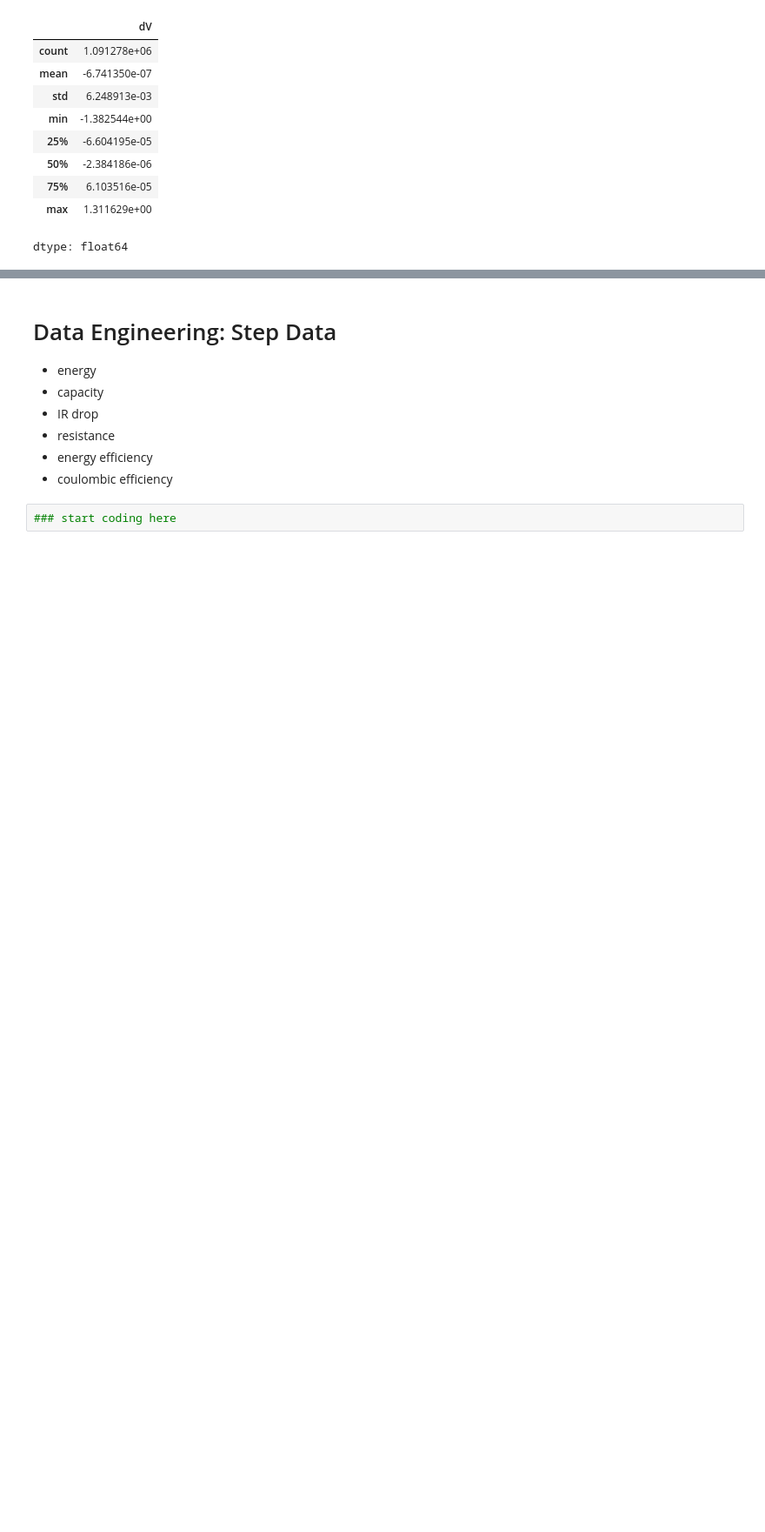
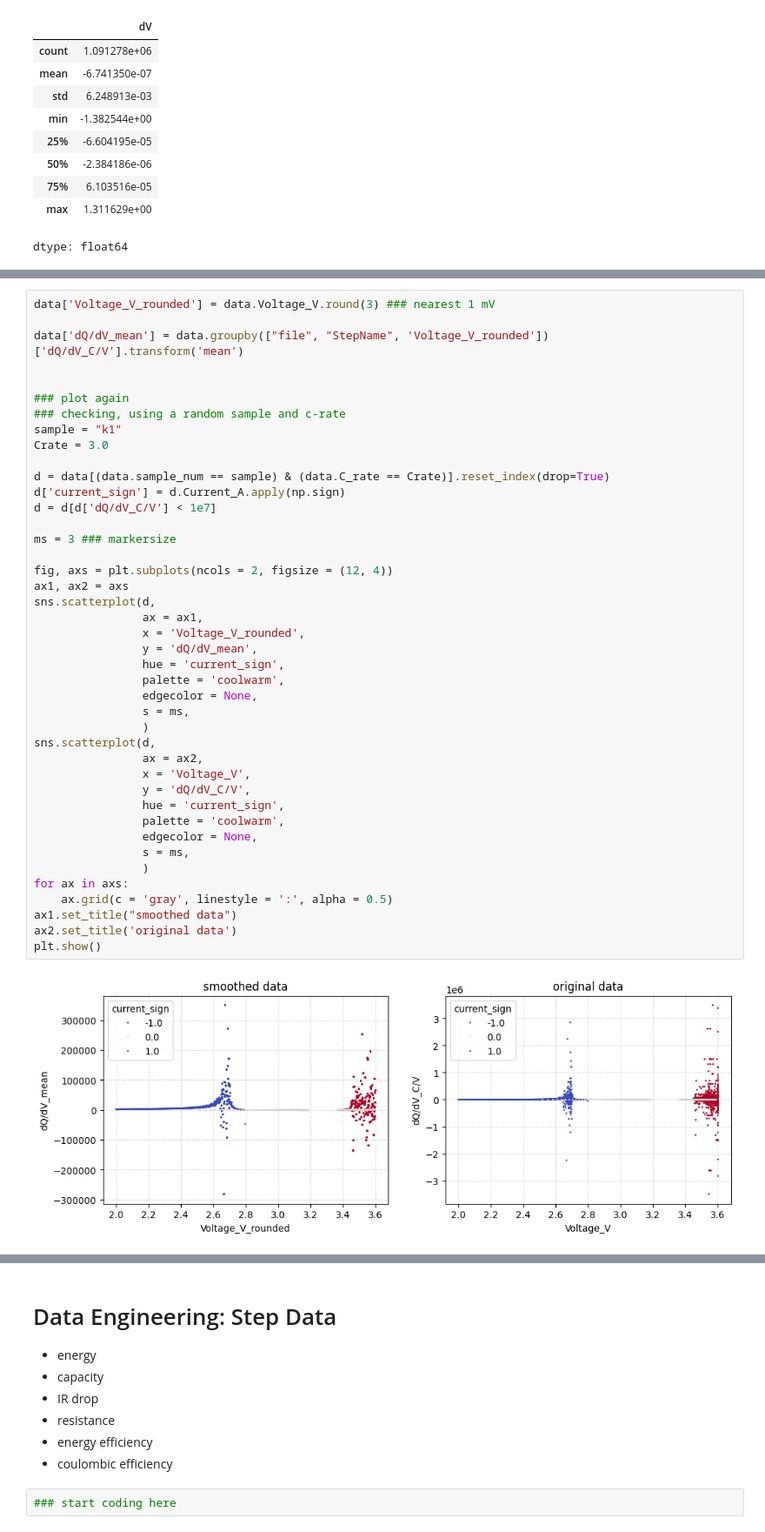
Before and after one commit to imoongh/battery_projects, a Jupyter notebook: Li_ion_Arbin.ipynb, the cells around one changed output, grey strips where cells are left out. Shown at 87% size. Cells and saved outputs as stored; diff of their text form; blank space fills up the shorter version.

```diff
--- a/Li_ion_Arbin.ipynb
+++ b/Li_ion_Arbin.ipynb
@@ -506,0 +590,44 @@ There are clearly some outliers here
+# %%
+data['Voltage_V_rounded'] = data.Voltage_V.round(3) ### nearest 1 mV
+
+data['dQ/dV_mean'] = data.groupby(["file", "StepName", 'Voltage_V_rounded'])['dQ/dV_C/V'].transform('mean')
+
+
+### plot again
+### checking, using a random sample and c-rate
+sample = "k1"
+Crate = 3.0
+
+d = data[(data.sample_num == sample) & (data.C_rate == Crate)].reset_index(drop=True)
+d['current_sign'] = d.Current_A.apply(np.sign)
+d = d[d['dQ/dV_C/V'] < 1e7]
+
+ms = 3 ### markersize
+
+fig, axs = plt.subplots(ncols = 2, figsize = (12, 4))
+ax1, ax2 = axs
+sns.scatterplot(d,
+                ax = ax1,
+                x = 'Voltage_V_rounded',
+                y = 'dQ/dV_mean',
+                hue = 'current_sign',
+                palette = 'coolwarm',
+                edgecolor = None,
+                s = ms,
+                )
+sns.scatterplot(d,
+                ax = ax2,
+                x = 'Voltage_V',
+                y = 'dQ/dV_C/V',
+                hue = 'current_sign',
+                palette = 'coolwarm',
+                edgecolor = None,
+                s = ms,
+                )
+for ax in axs:
+    ax.grid(c = 'gray', linestyle = ':', alpha = 0.5)
+ax1.set_title("smoothed data")
+ax2.set_title('original data')
+plt.show()
+# %% [output]
+[figure, added]
```
Also changed, not shown: parts of 11 cells of this notebook.
